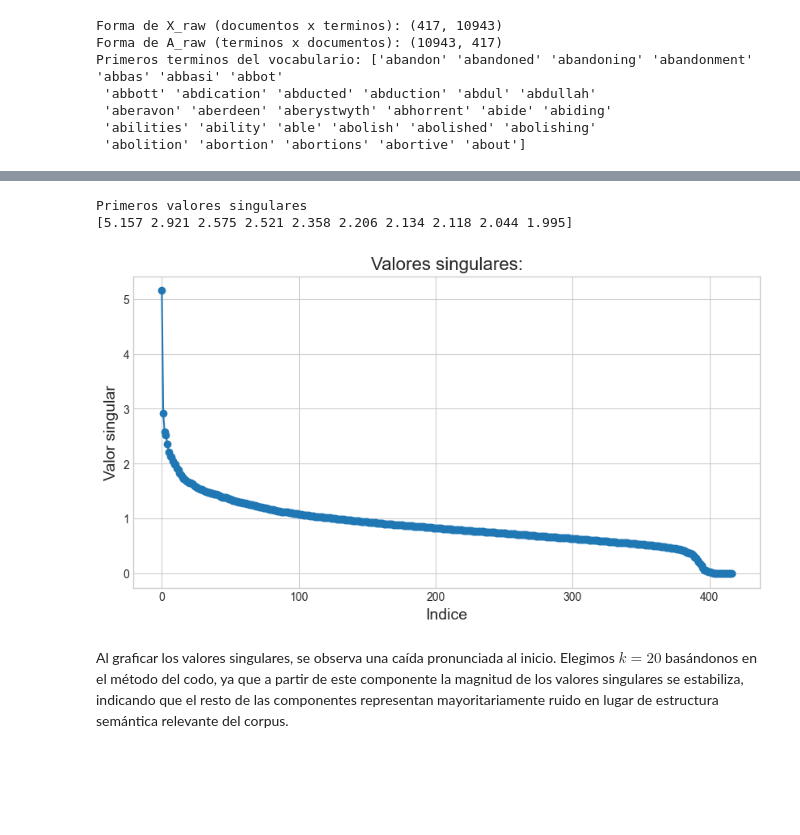
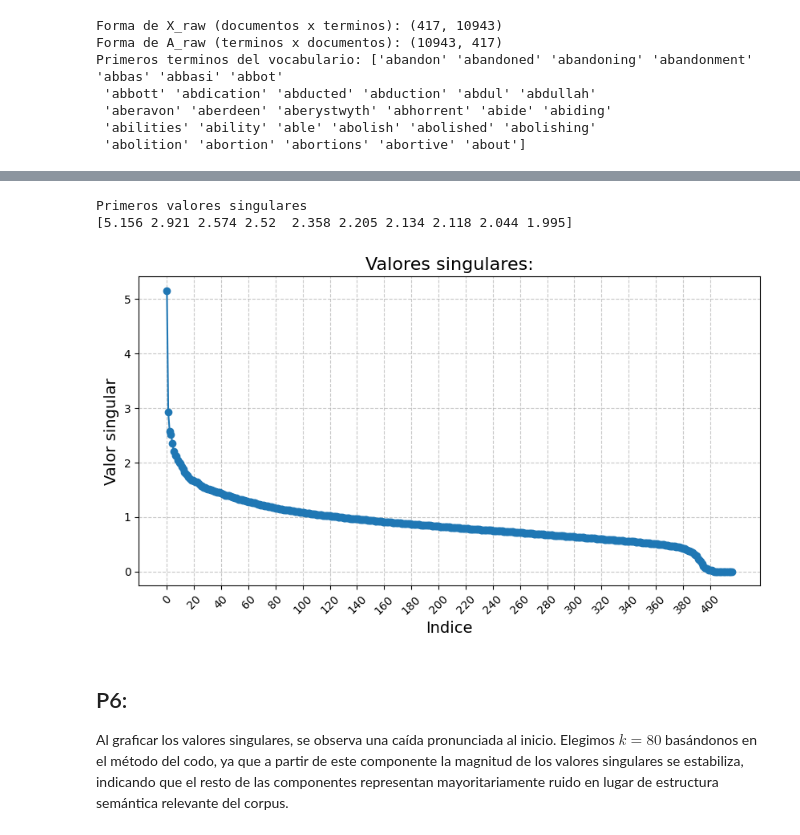
Before and after one commit to Skysilen-t/Proyecto-1-LSA-con-SVD, a Jupyter notebook: P1/Probando-checkpoint.ipynb, the cells around one changed output, grey strips where cells are left out. Saved outputs shown, nothing was run; the diff lists cells and outputs as text; code cells hidden in the pictures; blank space fills up the shorter version.

```diff
--- a/P1/Probando-checkpoint.ipynb
+++ b/P1/Probando-checkpoint.ipynb
@@ -349,18 +345,21 @@ array(['government', 'labour', 'election', 'party', 'people', 'blair',
 # %%
 U_raw, s_raw, VT_raw = np.linalg.svd(A_final, full_matrices=False)
 
 print("Primeros valores singulares")
 print(np.round(s_raw[:10], 3))
 
 plt.figure(figsize=(10, 5))
 plt.plot(s_raw, marker="o")
 plt.title("Valores singulares:", fontsize=16)
 plt.xlabel("Indice", fontsize=14)
+plt.xticks(np.arange(0, len(s_raw) + 1, step=20), rotation=45)
+plt.grid(True, linestyle='--', alpha=0.7)
 plt.ylabel("Valor singular", fontsize=14)
 plt.show()
 # %% [output]
 Primeros valores singulares
-[5.157 2.921 2.575 2.521 2.358 2.206 2.134 2.118 2.044 1.995]
+[5.156 2.921 2.574 2.52  2.358 2.205 2.134 2.118 2.044 1.995]
-[figure, old version]
+[figure, new version]
 # %% [markdown]
-Al graficar los valores singulares, se observa una caída pronunciada al inicio. Elegimos $k = 20$ basándonos en el método del codo, ya que a partir de este componente la magnitud de los valores singulares se estabiliza, indicando que el resto de las componentes representan mayoritariamente ruido en lugar de estructura semántica relevante del corpus.
+## P6:
+Al graficar los valores singulares, se observa una caída pronunciada al inicio. Elegimos $k = 80$ basándonos en el método del codo, ya que a partir de este componente la magnitud de los valores singulares se estabiliza, indicando que el resto de las componentes representan mayoritariamente ruido en lugar de estructura semántica relevante del corpus.
```
Also changed, not shown: parts of 26 cells of this notebook.
